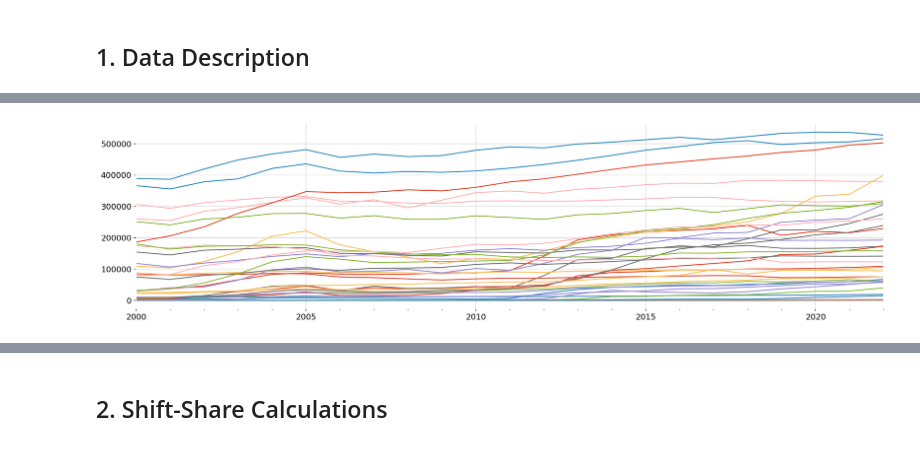
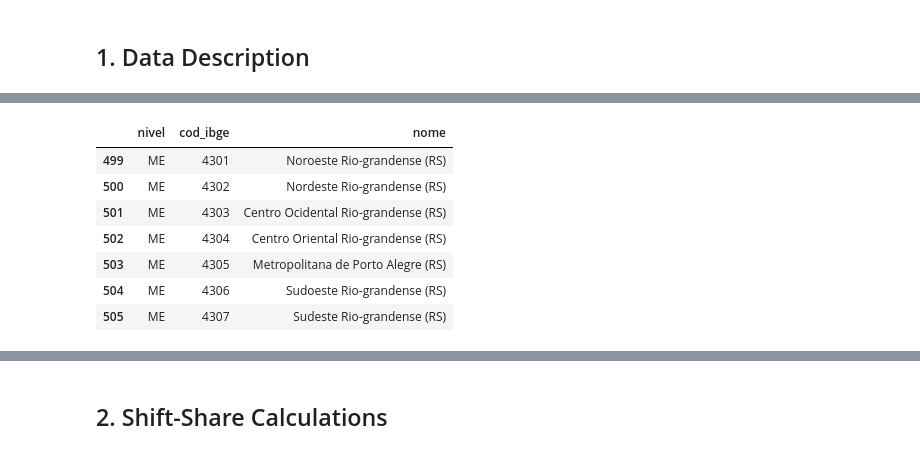
Before and after one commit to caiocasagrande/shift-share, a Jupyter notebook: notebooks/01_shift-share-rs.ipynb, the cells around one changed output, grey strips where cells are left out. Cells and saved outputs as stored; diff of their text form; code cells hidden in the pictures.

```diff
--- a/notebooks/01_shift-share-rs.ipynb
+++ b/notebooks/01_shift-share-rs.ipynb
@@ -127,4 +148,12 @@ aux.index = pd.to_datetime(aux.index, format='%Y')
-# %%
-fig = aux.plot(legend=False)
-# %% [output]
-[figure, removed]
+# %%
+mesoregions = df_soja_me.cod_ibge.unique()
+df_info[df_info['cod_ibge'].isin(mesoregions)]
+# %% [output]
+|  | nivel | cod_ibge | nome |
+| 499 | ME | 4301 | Noroeste Rio-grandense (RS) |
+| 500 | ME | 4302 | Nordeste Rio-grandense (RS) |
+| 501 | ME | 4303 | Centro Ocidental Rio-grandense (RS) |
+| 502 | ME | 4304 | Centro Oriental Rio-grandense (RS) |
+| 503 | ME | 4305 | Metropolitana de Porto Alegre (RS) |
+| 504 | ME | 4306 | Sudoeste Rio-grandense (RS) |
+| 505 | ME | 4307 | Sudeste Rio-grandense (RS) |
```
Also changed, not shown: parts of 11 cells of this notebook, 1 other file.
